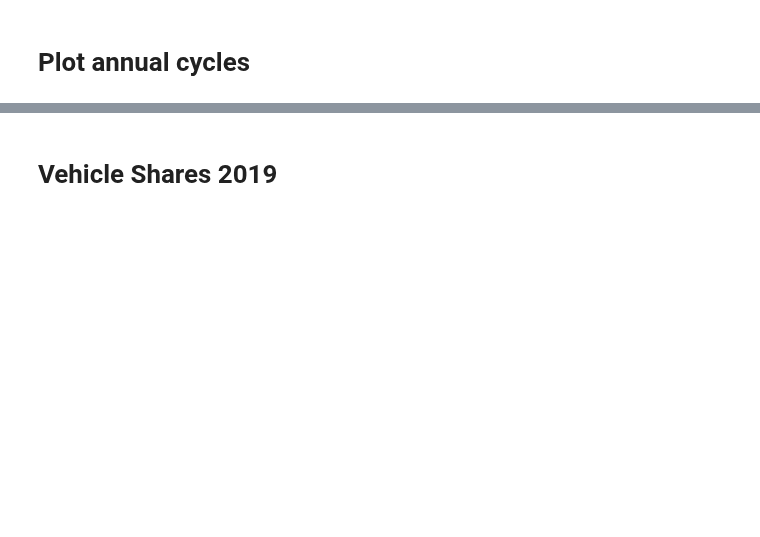
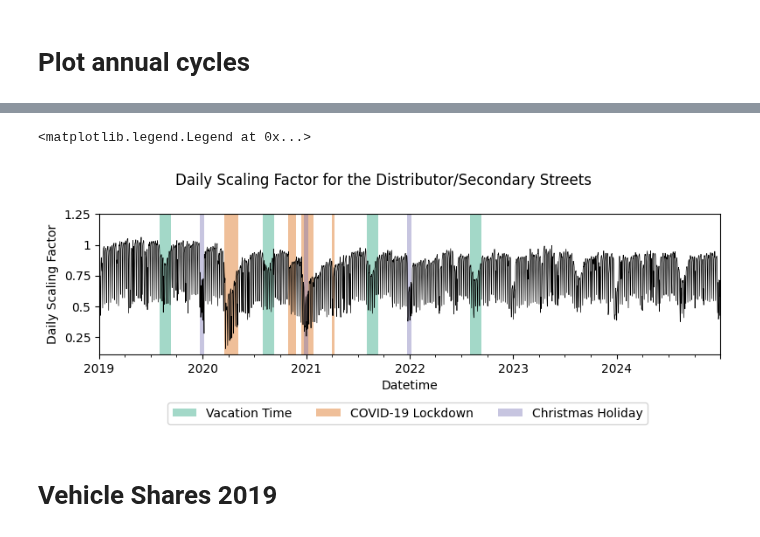
Before and after one commit to tum-esm/drive-inventory, a Jupyter notebook: notebooks/plotting/plot_traffic_activity_profiles.ipynb, the cells around one changed output, grey strips where cells are left out. Drawn from its saved outputs; the diff is of its cells as text; code cells hidden in the pictures; blank space fills up the shorter version.

```diff
--- a/notebooks/plotting/plot_traffic_activity_profiles.ipynb
+++ b/notebooks/plotting/plot_traffic_activity_profiles.ipynb
@@ -140,7 +150,7 @@ fig, ax = plt.subplots(1,1, figsize=(8,3), tight_layout = True, sharex=True)
 row = 0
 
 for rt in ['Distributor/Secondary']:
-    counts.annual_cycles.loc[rt].loc['2019-01-01':'2022-12-31'].plot(ax = ax, label =rt, alpha =1, linewidth = 0.5, color = 'black')
+    counts.annual_cycles.loc[rt].loc['2019-01-01':'2024-12-31'].plot(ax = ax, label =rt, alpha =1, linewidth = 0.5, color = 'black')
     yticks = [0.25, 0.5, 0.75, 1, 1.25]
     ytick_labels = [f'{tick}' for tick in yticks]  # You can customize labels if needed
 
@@ -158,33 +168,36 @@ a = 0.4
 # summer holidays
 plt.axvspan('2019-08-01', '2019-09-10', color=colors[0], alpha=a, linewidth =lw)
 plt.axvspan('2020-08-01', '2020-09-10', color=colors[0], alpha=a, linewidth =lw)
 plt.axvspan('2021-08-01', '2021-09-10', color=colors[0], alpha=a, linewidth =lw)
 plt.axvspan('2022-08-01', '2022-09-10', color=colors[0], alpha=a, linewidth =lw)
 
 # covid lockdowns
 plt.axvspan('2020-03-16', '2020-05-06', color=colors[1], alpha=a, linewidth =lw)
 plt.axvspan('2020-10-28', '2020-11-25', color=colors[1], alpha=a, linewidth =lw)
 plt.axvspan('2020-12-13', '2021-01-25', color=colors[1], alpha=a, linewidth =lw)
 plt.axvspan('2021-04-01', '2021-4-10', color=colors[1], alpha=a, linewidth =lw)
 
 # christmas times
 plt.axvspan('2019-12-23', '2020-01-07', color=colors[2], alpha=a, linewidth =lw)
 plt.axvspan('2020-12-23', '2021-01-07', color=colors[2], alpha=a, linewidth =lw)
 plt.axvspan('2021-12-23', '2022-01-07', color=colors[2], alpha=a, linewidth =lw)
 
 
 ax.set_ylabel('Daily Scaling Factor')
 ax.set_xlabel('Datetime')
 plt.suptitle('Daily Scaling Factor for the Distributor/Secondary Streets')
 
 legend_elements = [Patch(facecolor=colors[0], alpha =a,
                          label='Vacation Time'),
                    Patch(facecolor=colors[1],alpha =a,
                          label='COVID-19 Lockdown'),
                    Patch(facecolor=colors[2], alpha =a,
                          label='Christmas Holiday')]
 
 ax.legend(handles=legend_elements, ncols = 3, loc='upper left', bbox_to_anchor=(0.1, -0.3),)
+# %% [output]
+<matplotlib.legend.Legend at 0x...>
+[figure, added]
 # %% [markdown]
 # Vehicle Shares 2019
 # %%
```
Also changed, not shown: parts of 7 cells of this notebook, 3 other files.
